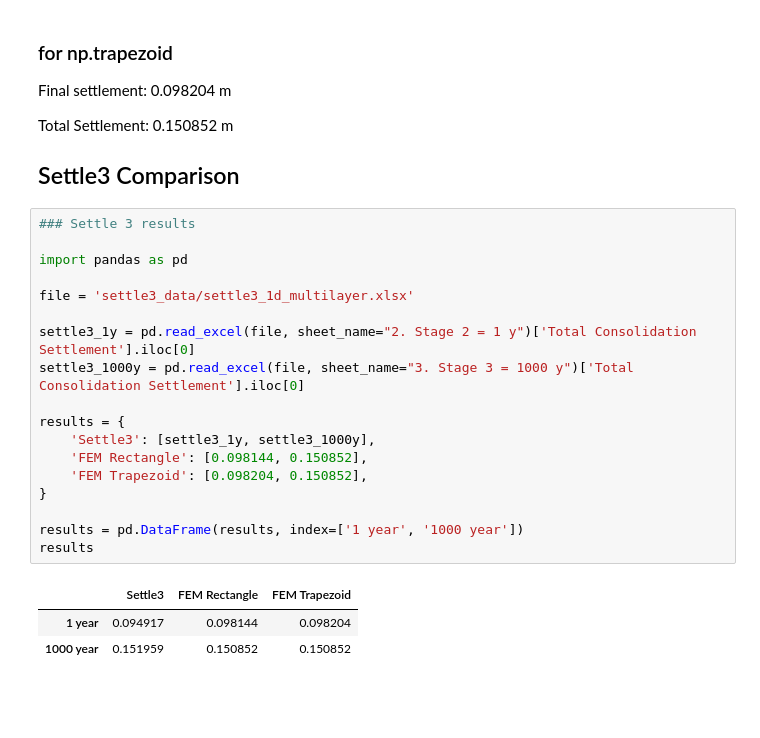
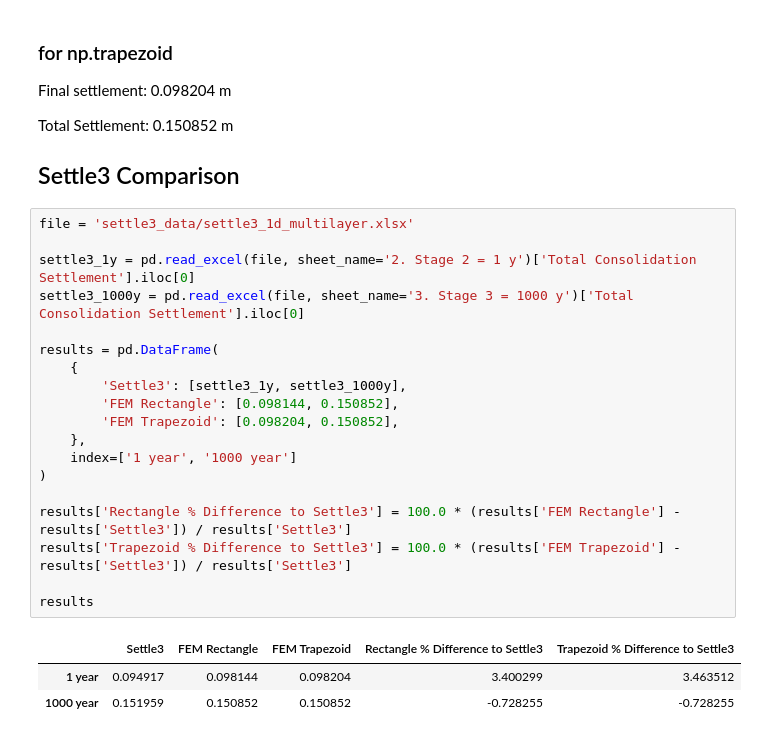
Before and after one commit to Uthman-eng/Geotechnical-Consolidation-FEM, a Jupyter notebook: demo/2_terzaghi_1d_multilayer.ipynb, the cells around one changed output. Cells and saved outputs as stored; diff of their text form; blank space fills up the shorter version.

```diff
--- a/demo/2_terzaghi_1d_multilayer.ipynb
+++ b/demo/2_terzaghi_1d_multilayer.ipynb
@@ -86,25 +86,26 @@ Total Settlement:         0.150852 m
 
 ## Settle3 Comparison
 # %%
-### Settle 3 results
-
-import pandas as pd
-
 file = 'settle3_data/settle3_1d_multilayer.xlsx'
 
-settle3_1y = pd.read_excel(file, sheet_name="2. Stage 2 = 1 y")['Total Consolidation Settlement'].iloc[0]
-settle3_1000y = pd.read_excel(file, sheet_name="3. Stage 3 = 1000 y")['Total Consolidation Settlement'].iloc[0]
+settle3_1y = pd.read_excel(file, sheet_name='2. Stage 2 = 1 y')['Total Consolidation Settlement'].iloc[0]
+settle3_1000y = pd.read_excel(file, sheet_name='3. Stage 3 = 1000 y')['Total Consolidation Settlement'].iloc[0]
 
-results = {
-    'Settle3': [settle3_1y, settle3_1000y],
-    'FEM Rectangle': [0.098144, 0.150852],
-    'FEM Trapezoid': [0.098204, 0.150852],
-}
+results = pd.DataFrame(
+    {
+        'Settle3': [settle3_1y, settle3_1000y],
+        'FEM Rectangle': [0.098144, 0.150852],
+        'FEM Trapezoid': [0.098204, 0.150852],
+    },
+    index=['1 year', '1000 year']
+)
 
-results = pd.DataFrame(results, index=['1 year', '1000 year'])
+results['Rectangle % Difference to Settle3'] = 100.0 * (results['FEM Rectangle'] - results['Settle3']) / results['Settle3']
+results['Trapezoid % Difference to Settle3'] = 100.0 * (results['FEM Trapezoid'] - results['Settle3']) / results['Settle3']
+
 results
 # %% [output]
-|  | Settle3 | FEM Rectangle | FEM Trapezoid |
-| 1 year | 0.094917 | 0.098144 | 0.098204 |
-| 1000 year | 0.151959 | 0.150852 | 0.150852 |
+|  | Settle3 | FEM Rectangle | FEM Trapezoid | Rectangle % Difference to Settle3 | Trapezoid % Difference to Settle3 |
+| 1 year | 0.094917 | 0.098144 | 0.098204 | 3.400299 | 3.463512 |
+| 1000 year | 0.151959 | 0.150852 | 0.150852 | -0.728255 | -0.728255 |
 # %%
```
Also changed, not shown: parts of 1 cell of this notebook, 1 other file.
